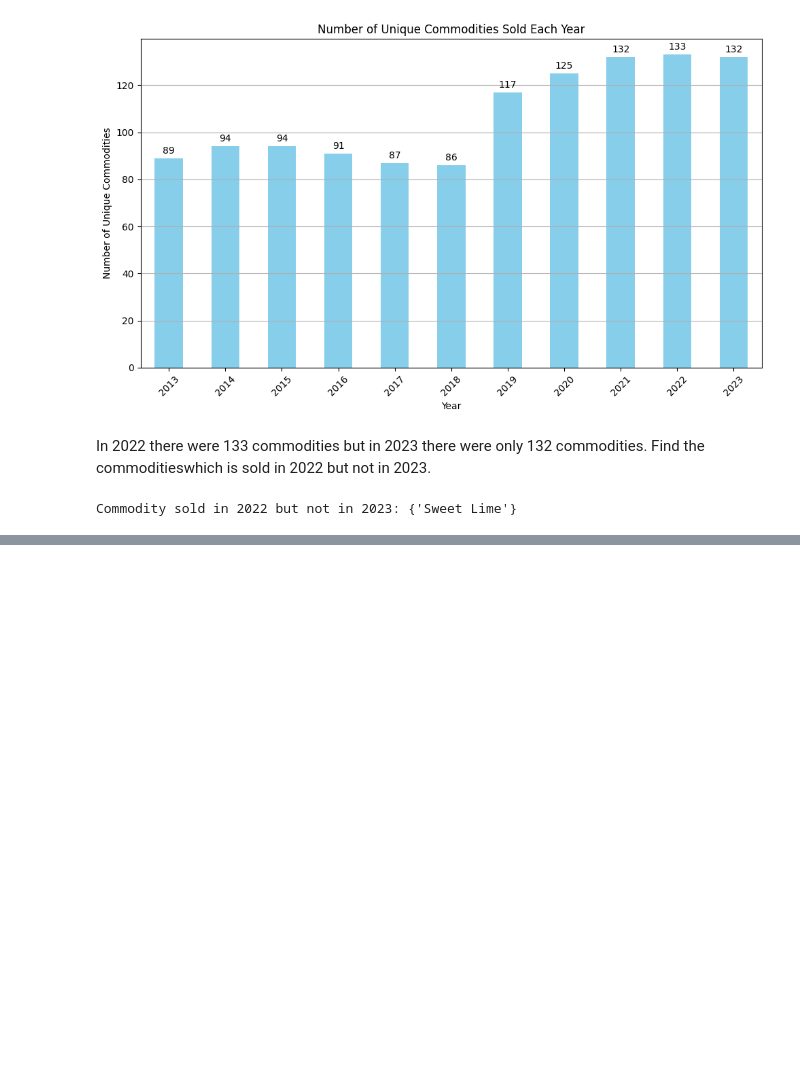
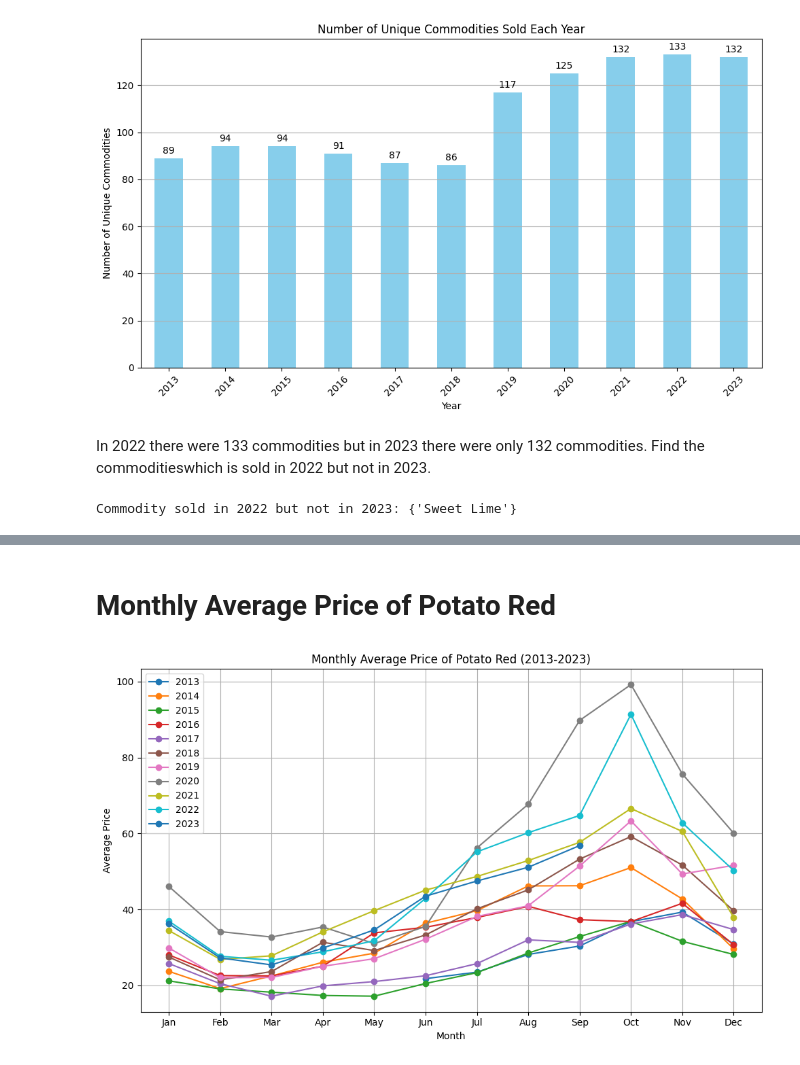
Before and after one commit to Rk-Pudasaini/Data_Analysis, a Jupyter notebook: Kalimati_tarkari_price_analysis.ipynb, the cells around one changed output, grey strips where cells are left out. Drawn from its saved outputs; the diff is of its cells as text; code cells hidden in the pictures; blank space fills up the shorter version.

```diff
--- a/Kalimati_tarkari_price_analysis.ipynb
+++ b/Kalimati_tarkari_price_analysis.ipynb
@@ -136,0 +178,25 @@ Commodity sold in 2022 but not in 2023: {'Sweet Lime'}
+# %% [markdown]
+# Monthly Average Price of Potato Red
+# %%
+# Filter the DataFrame for "Potato Red" commodity and years 2013 to 2023
+potato_red_df = df[(df['Commodity'] == 'Potato Red') & (df['Date'].dt.year.between(2013, 2023))]
+
+# Group by year and month, calculate the average price for each month
+monthly_avg_price = potato_red_df.groupby([potato_red_df['Date'].dt.year, potato_red_df['Date'].dt.month])['Average'].mean()
+
+# Plot the monthly average prices for each year
+plt.figure(figsize=(10, 6))
+for year in range(2013, 2024):
+    yearly_avg_price = monthly_avg_price.xs(year)
+    plt.plot(yearly_avg_price.index, yearly_avg_price.values, marker='o', linestyle='-', label=year)
+
+plt.title('Monthly Average Price of Potato Red (2013-2023)')
+plt.xlabel('Month')
+plt.ylabel('Average Price')
+plt.xticks(range(1, 13), ['Jan', 'Feb', 'Mar', 'Apr', 'May', 'Jun', 'Jul', 'Aug', 'Sep', 'Oct', 'Nov', 'Dec'])
+plt.legend()
+plt.grid(True)
+plt.tight_layout()
+plt.show()
+# %% [output]
+[figure, added]
```
Also changed, not shown: parts of 10 cells of this notebook.
